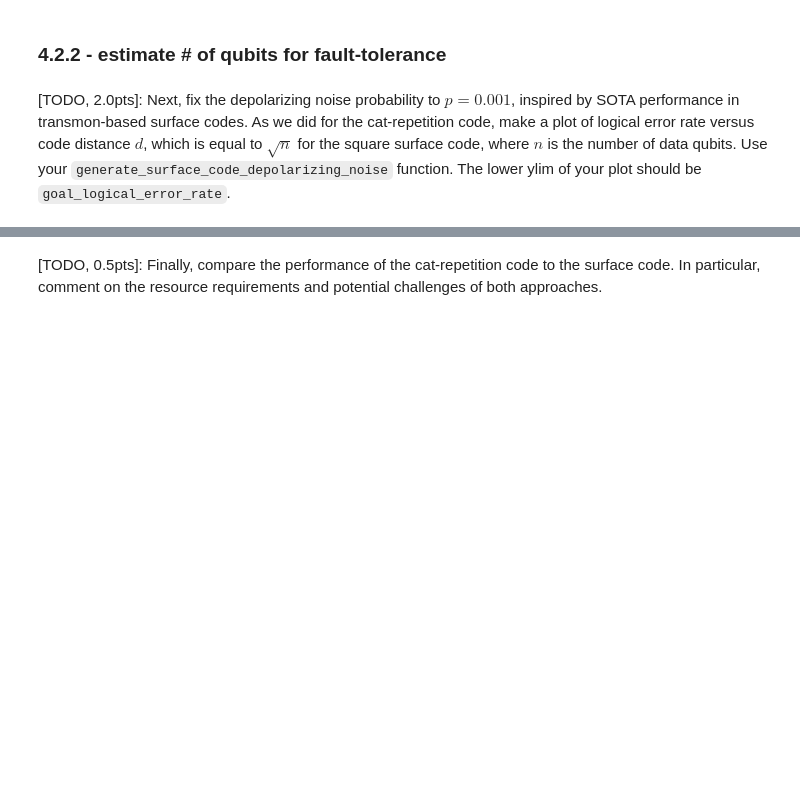
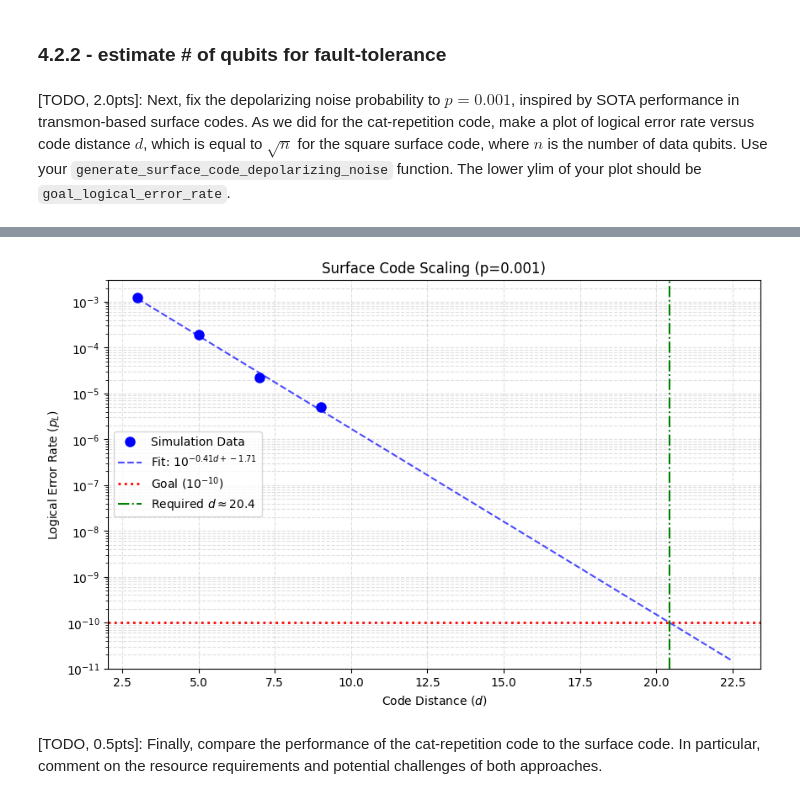
Before and after one commit to Coderrexe/2026-Alice-and-Bob, a Jupyter notebook: challenge/1-challenge.ipynb, the cells around one changed output, grey strips where cells are left out. Drawn from its saved outputs; the diff is of its cells as text; code cells hidden in the pictures; blank space fills up the shorter version.

```diff
--- a/challenge/1-challenge.ipynb
+++ b/challenge/1-challenge.ipynb
@@ -618,5 +867,18 @@ Next, we will generate an analogous plot of logical error rate versus the number
 def generate_surface_code_depolarizing_noise(d, noise):
     # SOLUTION ===
 
+    # We use Stim's built-in generator for the Rotated Surface Code Memory experiment.
+    # The sweep range (0.8% - 1.2%) implies we are looking for the Circuit-Level Threshold.
+    # Therefore, we apply depolarizing noise to all operations (Clifford gates, Resets, Measurements).
+
+    circuit = stim.Circuit.generated(
+        "surface_code:rotated_memory_z",
+        distance=d,
+        rounds=3 * d,
+        after_clifford_depolarization=noise,
+        after_reset_flip_probability=noise,
+        before_measure_flip_probability=noise
+    )
+
     # ===
     return circuit
@@ -669,6 +971,82 @@ fig.set_dpi(120)  # Show it bigger
 noise = 1e-3
 goal_logical_error_rate = 1e-10
 
+import scipy.stats
+import numpy as np
+
 # SOLUTION ===
 
+# 1. SETUP PARAMETERS
+# We sweep distance to see how error rate suppresses with size
+distances = [3, 5, 7, 9]
+
+# 2. RUN SIMULATION
+# We use the function from 4.2.1: generate_surface_code_depolarizing_noise
+tasks = [
+    sinter.Task(
+        circuit=generate_surface_code_depolarizing_noise(d, noise),
+        json_metadata={'d': d, 'p': noise},
+    )
+    for d in distances
+]
+
+print("Running Surface Code simulations (this may take a moment)...")
+collected_stats = sinter.collect(
+    num_workers=os.cpu_count(),
+    tasks=tasks,
+    decoders=['pymatching'],
+    max_shots=2_000_000, # Need high shots to see errors at d=9
+    max_errors=1_000,
+    print_progress=True,
+)
+
+# 3. EXTRACT DATA & FIT
+d_values = []
+log_error_rates = []
+
+for stat in collected_stats:
+    if stat.errors > 0:
+        d = stat.json_metadata['d']
+        # Rate per shot (standard metric for these plots)
+        rate = stat.errors / stat.shots
+        d_values.append(d)
+        log_error_rates.append(np.log10(rate))
+
+# Linear Regression: log10(pL) ~ slope * d + intercept
+slope, intercept, r_value, p_value, std_err = scipy.stats.linregress(d_values, log_error_rates)
+
+# Calculate required distance for goal (1e-10)
+target_log = np.log10(goal_logical_error_rate)
+required_d = (target_log - intercept) / slope
+
+print(f"\nResults:")
+print(f"Slope (Lambda): {slope:.4f}")
+print(f"Projected distance for 1e-10: {required_d:.2f}")
+print(f"Recommended Surface Code Distance: d = {int(np.ceil(required_d))}")
+
+# 4. PLOTTING
+plt.figure(figsize=(10, 6))
+
+# Plot the raw simulation data points
+plt.semilogy(d_values, [10**y for y in log_error_rates], 'bo', markersize=8, label='Simulation Data')
+
+# Plot the best-fit line (extrapolating out to the goal)
+x_fit = np.linspace(min(distances), required_d + 2, 50)
+y_fit = 10**(slope * x_fit + intercept)
+plt.semilogy(x_fit, y_fit, 'b--', alpha=0.7, label=f'Fit: $10^{{{slope:.2f} d + {intercept:.2f}}}$')
+
+# Plot the Goal Line (Bottom limit)
+plt.axhline(y=goal_logical_error_rate, color='r', linestyle=':', linewidth=2, label='Goal ($10^{-10}$)')
+plt.axvline(x=required_d, color='g', linestyle='-.', label=f'Required $d \\approx {required_d:.1f}$')
+
+# Formatting
+plt.title(f"Surface Code Scaling (p={noise})")
+plt.xlabel("Code Distance ($d$)")
+plt.ylabel("Logical Error Rate ($p_L$)")
+plt.ylim(bottom=goal_logical_error_rate * 0.1) # Ensure the goal is visible at the bottom
+plt.grid(True, which="both", ls="--", alpha=0.4)
+plt.legend()
+plt.show()
+
 # ===
+# %% [output]
@@ -675,3 +1076,4 @@ goal_logical_error_rate = 1e-10
+[figure, added]
 # %% [markdown]
 [TODO, 0.5pts]: Finally, compare the performance of the cat-repetition code to the surface code. In particular, comment on the resource requirements and potential challenges of both approaches.
 # %% [markdown]
```
Also changed, not shown: parts of 15 cells of this notebook, 1 other file.
